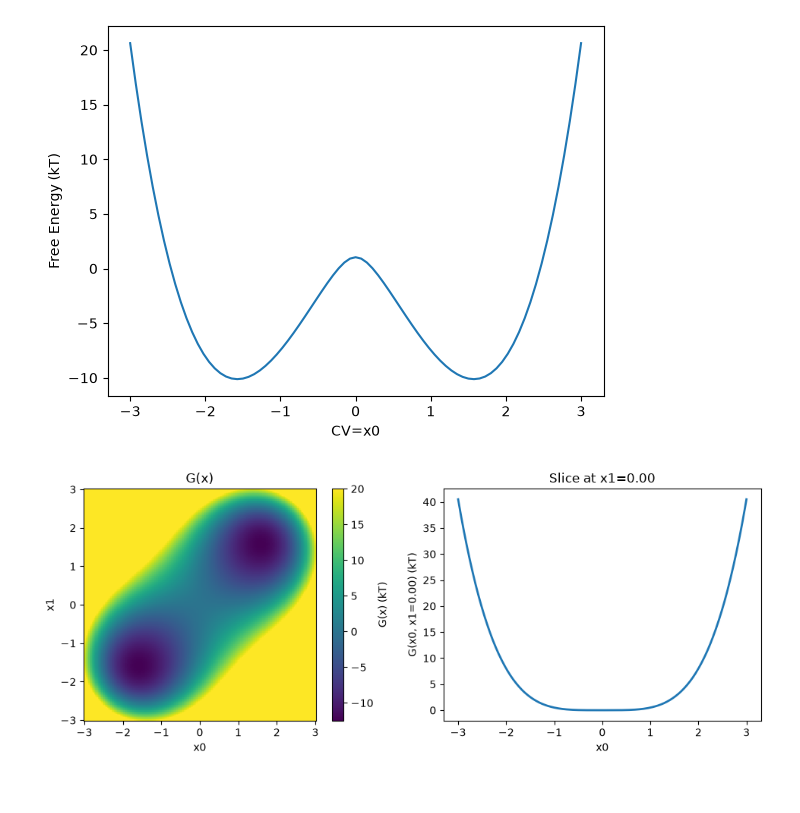
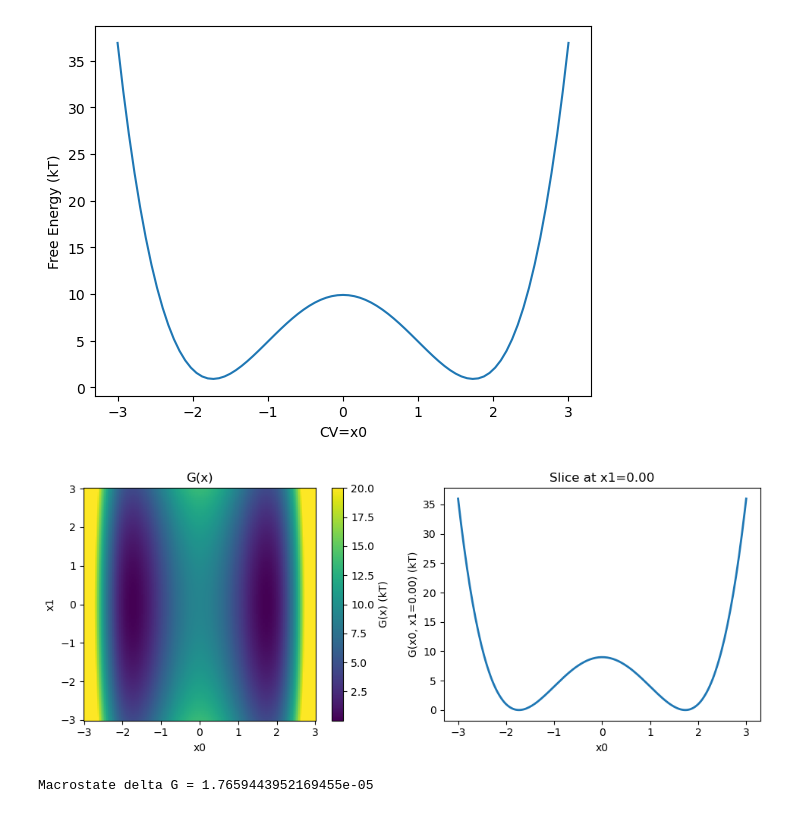
Before and after one commit to JonathanHB/sampling-methods-v4, a Jupyter notebook: plot_energy_landscapes.ipynb, the cells around one changed output. Saved outputs shown, nothing was run; the diff lists cells and outputs as text; code cells hidden in the pictures.

```diff
--- a/plot_energy_landscapes.ipynb
+++ b/plot_energy_landscapes.ipynb
@@ -9,31 +47,35 @@ import collective_variable_analysis
 # %%
 T=1
 kB=1
 kT = kB*T
 
-sim_system = energy_landscapes.diagonal_2well_2d_system
+sim_system = energy_landscapes.cv0_2well_2d_system
 
 CV = collective_variables.cv_coord0_2d_coord_1d_cv
 
 cv_grid, free_energy_grid = collective_variable_analysis.free_energy_on_cv_grid(
         free_energy_fn=sim_system.G,
         coord_min=sim_system.coord_min,
         coord_max=sim_system.coord_max,
         n_micro_grid=sim_system.grid_n,
         cv_fn=CV.cv_funct,
         cv_min=CV.cv_min,
         cv_max=CV.cv_max,
         n_cv_grid=CV.grid_n,
         kT = kT
     )
 
 plt.plot(cv_grid, free_energy_grid)
 plt.xlabel('CV=x0')
 plt.ylabel('Free Energy (kT)')
-plt.savefig("figures/diagonal_CV_FE.png", dpi=600)
+plt.savefig("figures/straight_CV_FE.png", dpi=600)
 
-visualization.plot_G_surface(sim_system.G, x_limits = ((sim_system.coord_min[0], sim_system.coord_max[0]), (sim_system.coord_min[1], sim_system.coord_max[1])), n=200, center=None, slice_axis=0, name = "diagonal_FE")
+visualization.plot_G_surface(sim_system.G, x_limits = ((sim_system.coord_min[0], sim_system.coord_max[0]), (sim_system.coord_min[1], sim_system.coord_max[1])), n=200, center=None, slice_axis=0, name = "straight_FE")
+
+macro_FE = collective_variable_analysis.macrostate_delta_g(sim_system, CV, collective_variables.macrostate_classifier_cv0_eq0, kT)
+print(f"Macrostate delta G = {macro_FE} kT")
 # %% [output]
-[figure, old version]
+[figure, new version]
-[figure, old version]
+[figure, new version]
+Macrostate delta G = 1.7659443952169455e-05
 # %%
```
Also changed, not shown: parts of 4 cells of this notebook, 8 other files.
